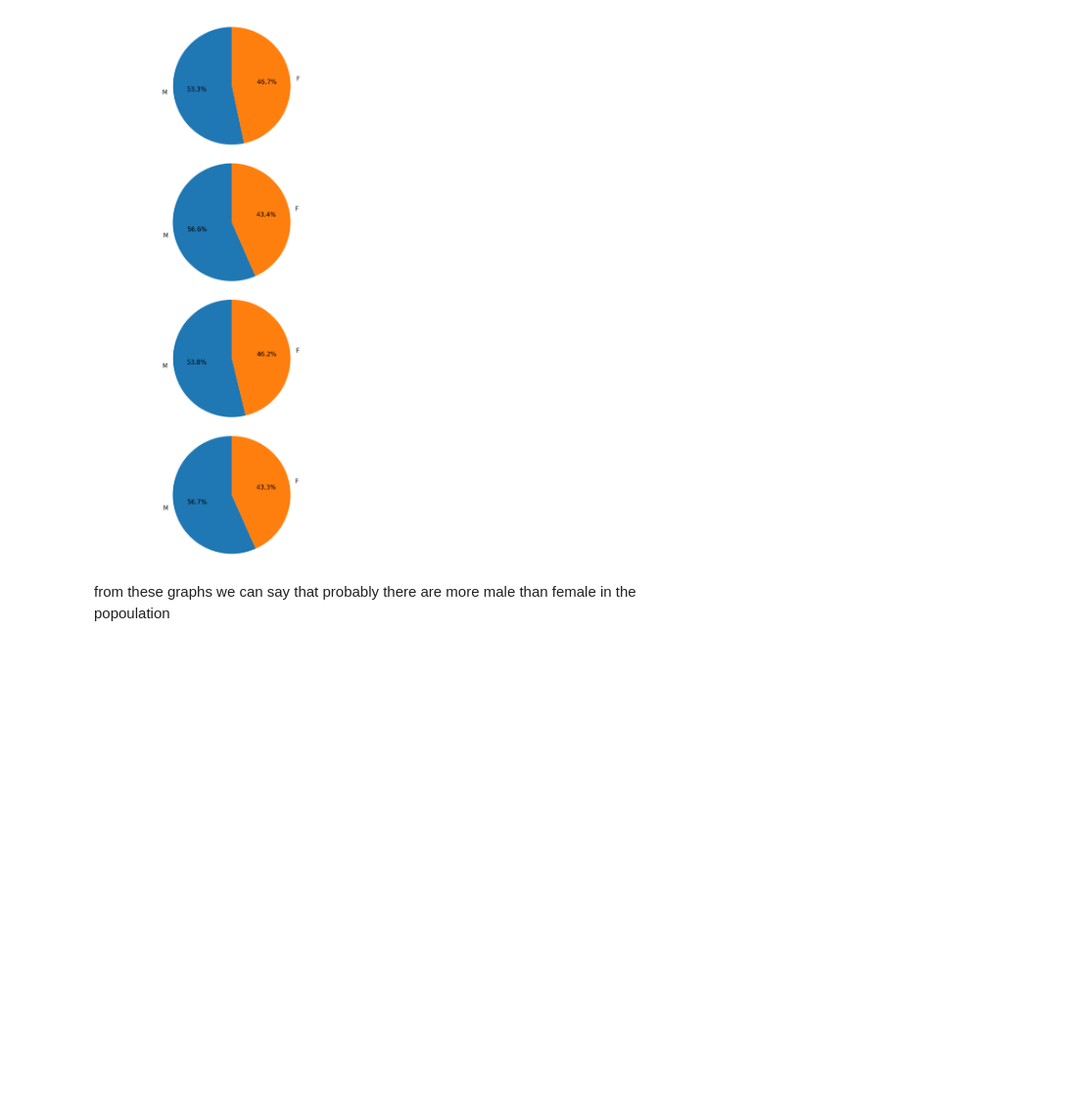
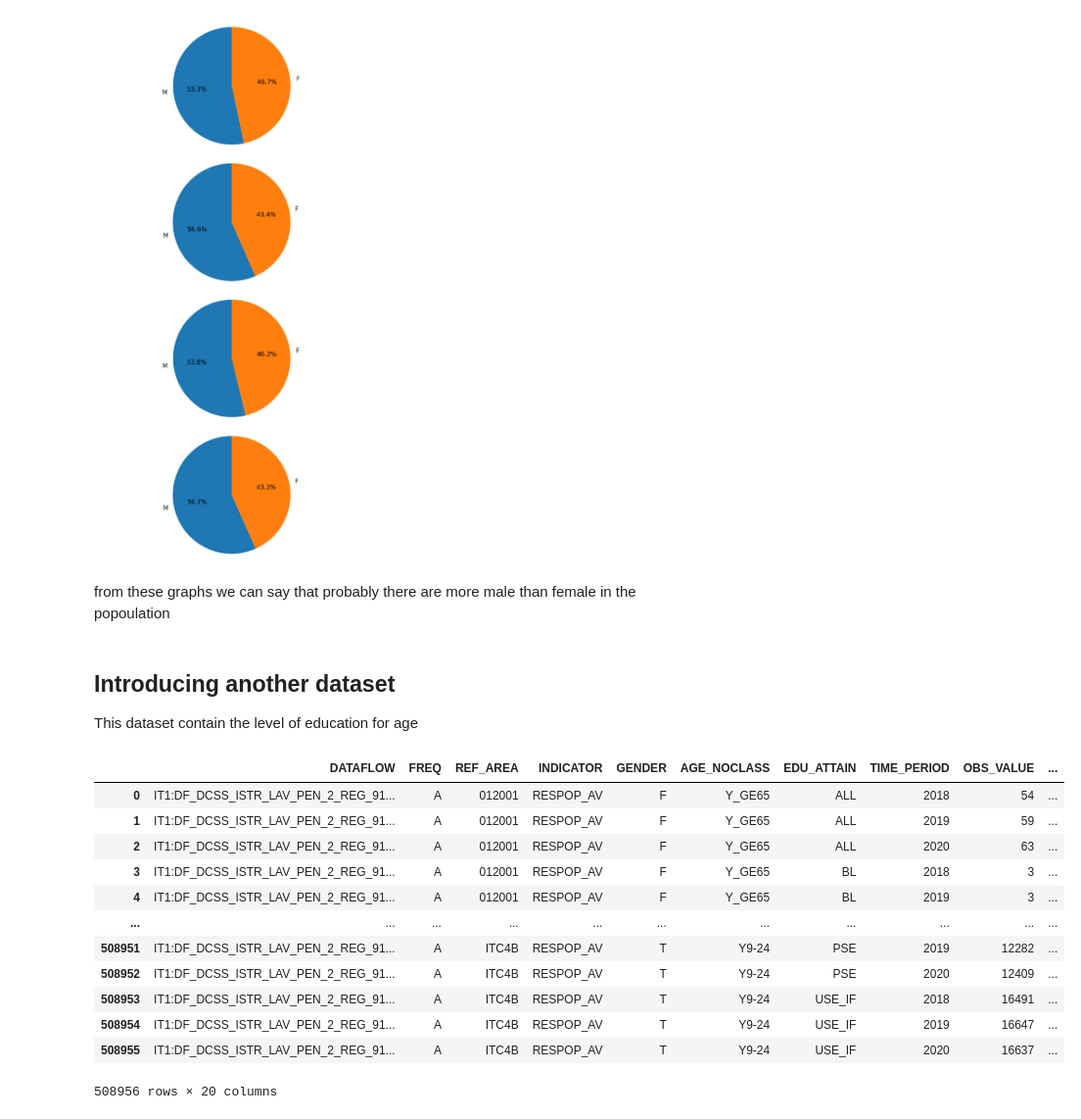
Before and after one commit to DragoE99/Drago-lamb_DataSforBusiness, a Jupyter notebook: DataSforBusiness_dragoLamb.ipynb, the cells around one changed output. Shown: that part at 98% size. Saved outputs shown, nothing was run; the diff lists cells and outputs as text; code cells hidden in the pictures; blank space fills up the shorter version.

Commit message:
added the new dataset
divided previous dataset in the same age range and filtered some value

```diff
--- a/DataSforBusiness_dragoLamb.ipynb
+++ b/DataSforBusiness_dragoLamb.ipynb
@@ -334,3 +335,23 @@ plt.show()
 [figure]
 # %% [markdown]
 from these graphs we can say that probably there are more male than female in the popoulation
+# %% [markdown]
+## Introducing another dataset
+This dataset contain the level of education for age
+# %%
+grado_istruzione_age  = pd.read_csv(PurePath('dataset', 'Grado_istruzione_per_età_Lombardia_IT1,DF_DCSS_ISTR_LAV_PEN_2_REG.csv'),low_memory=False)
+grado_istruzione_age
+# %% [output]
+|  | DATAFLOW | FREQ | REF_AREA | INDICATOR | GENDER | AGE_NOCLASS | EDU_ATTAIN | TIME_PERIOD | OBS_VALUE | ... |
+| 0 | IT1:DF_DCSS_ISTR_LAV_PEN_2_REG_91... | A | 012001 | RESPOP_AV | F | Y_GE65 | ALL | 2018 | 54 | ... |
+| 1 | IT1:DF_DCSS_ISTR_LAV_PEN_2_REG_91... | A | 012001 | RESPOP_AV | F | Y_GE65 | ALL | 2019 | 59 | ... |
+| 2 | IT1:DF_DCSS_ISTR_LAV_PEN_2_REG_91... | A | 012001 | RESPOP_AV | F | Y_GE65 | ALL | 2020 | 63 | ... |
+| 3 | IT1:DF_DCSS_ISTR_LAV_PEN_2_REG_91... | A | 012001 | RESPOP_AV | F | Y_GE65 | BL | 2018 | 3 | ... |
+| 4 | IT1:DF_DCSS_ISTR_LAV_PEN_2_REG_91... | A | 012001 | RESPOP_AV | F | Y_GE65 | BL | 2019 | 3 | ... |
+| ... | ... | ... | ... | ... | ... | ... | ... | ... | ... | ... |
+| 508951 | IT1:DF_DCSS_ISTR_LAV_PEN_2_REG_91... | A | ITC4B | RESPOP_AV | T | Y9-24 | PSE | 2019 | 12282 | ... |
+| 508952 | IT1:DF_DCSS_ISTR_LAV_PEN_2_REG_91... | A | ITC4B | RESPOP_AV | T | Y9-24 | PSE | 2020 | 12409 | ... |
+| 508953 | IT1:DF_DCSS_ISTR_LAV_PEN_2_REG_91... | A | ITC4B | RESPOP_AV | T | Y9-24 | USE_IF | 2018 | 16491 | ... |
+| 508954 | IT1:DF_DCSS_ISTR_LAV_PEN_2_REG_91... | A | ITC4B | RESPOP_AV | T | Y9-24 | USE_IF | 2019 | 16647 | ... |
+| 508955 | IT1:DF_DCSS_ISTR_LAV_PEN_2_REG_91... | A | ITC4B | RESPOP_AV | T | Y9-24 | USE_IF | 2020 | 16637 | ... |
+508956 rows × 20 columns
```
Also changed, not shown: parts of 7 cells of this notebook.
